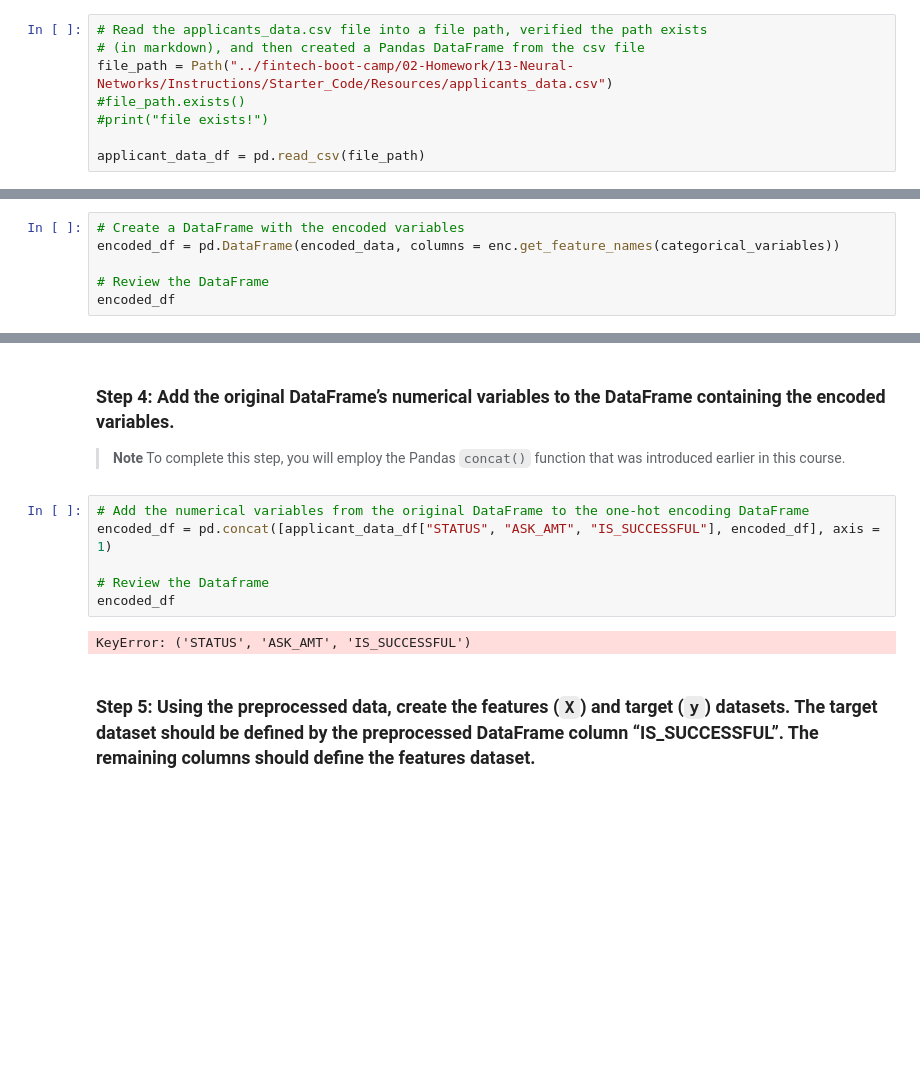
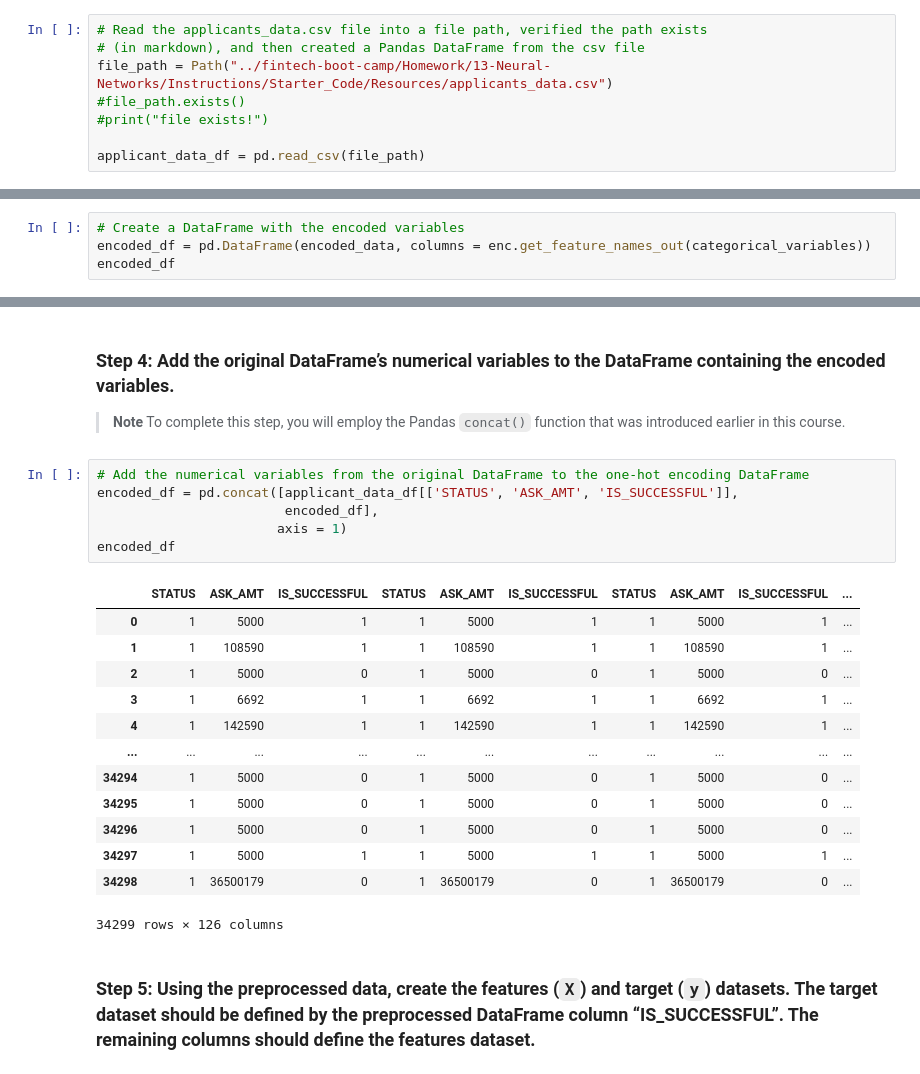
Before and after one commit to ppatel0910/build_binary_classifier_model, a Jupyter notebook: venture_funding_deep_learning.ipynb, the cells around one changed output, grey strips where cells are left out. Drawn from its saved outputs; the diff is of its cells as text; blank space fills up the shorter version.

Commit message:
Updated csv file path, and resolved error when concatting encoded_df and numerical data from the original dataframe

```diff
--- a/venture_funding_deep_learning.ipynb
+++ b/venture_funding_deep_learning.ipynb
@@ -76,7 +77,7 @@ WARNING:tensorflow:From C:\Users\ppate\anaconda3\Lib\site-packages\keras\src\los
 # %%
 # Read the applicants_data.csv file into a file path, verified the path exists
 # (in markdown), and then created a Pandas DataFrame from the csv file
-file_path = Path("../fintech-boot-camp/02-Homework/13-Neural-Networks/Instructions/Starter_Code/Resources/applicants_data.csv")
+file_path = Path("../fintech-boot-camp/Homework/13-Neural-Networks/Instructions/Starter_Code/Resources/applicants_data.csv")
 #file_path.exists()
 #print("file exists!")
 
@@ -122,8 +147,6 @@ enc = OneHotEncoder(sparse = False)
 encoded_data = enc.fit_transform(applicant_data_df[categorical_variables])
 # %%
 # Create a DataFrame with the encoded variables
-encoded_df = pd.DataFrame(encoded_data, columns = enc.get_feature_names(categorical_variables))
-
-# Review the DataFrame
+encoded_df = pd.DataFrame(encoded_data, columns = enc.get_feature_names_out(categorical_variables))
 encoded_df
 # %% [output]
@@ -134,12 +169,24 @@ AttributeError: 'OneHotEncoder' object has no attribute 'get_feature_names'
 > **Note** To complete this step, you will employ the Pandas `concat()` function that was introduced earlier in this course.
 # %%
 # Add the numerical variables from the original DataFrame to the one-hot encoding DataFrame
-encoded_df = pd.concat([applicant_data_df["STATUS", "ASK_AMT", "IS_SUCCESSFUL"], encoded_df], axis = 1)
-
-# Review the Dataframe
+encoded_df = pd.concat([applicant_data_df[['STATUS', 'ASK_AMT', 'IS_SUCCESSFUL']],
+                        encoded_df],
+                       axis = 1)
 encoded_df
 # %% [output]
+|  | STATUS | ASK_AMT | IS_SUCCESSFUL | STATUS | ASK_AMT | IS_SUCCESSFUL | STATUS | ASK_AMT | IS_SUCCESSFUL | ... |
+| 0 | 1 | 5000 | 1 | 1 | 5000 | 1 | 1 | 5000 | 1 | ... |
+| 1 | 1 | 108590 | 1 | 1 | 108590 | 1 | 1 | 108590 | 1 | ... |
+| 2 | 1 | 5000 | 0 | 1 | 5000 | 0 | 1 | 5000 | 0 | ... |
+| 3 | 1 | 6692 | 1 | 1 | 6692 | 1 | 1 | 6692 | 1 | ... |
+| 4 | 1 | 142590 | 1 | 1 | 142590 | 1 | 1 | 142590 | 1 | ... |
+| ... | ... | ... | ... | ... | ... | ... | ... | ... | ... | ... |
+| 34294 | 1 | 5000 | 0 | 1 | 5000 | 0 | 1 | 5000 | 0 | ... |
+| 34295 | 1 | 5000 | 0 | 1 | 5000 | 0 | 1 | 5000 | 0 | ... |
+| 34296 | 1 | 5000 | 0 | 1 | 5000 | 0 | 1 | 5000 | 0 | ... |
+| 34297 | 1 | 5000 | 1 | 1 | 5000 | 1 | 1 | 5000 | 1 | ... |
+| 34298 | 1 | 36500179 | 0 | 1 | 36500179 | 0 | 1 | 36500179 | 0 | ... |
-KeyError: ('STATUS', 'ASK_AMT', 'IS_SUCCESSFUL')
+34299 rows × 126 columns
 # %% [markdown]
 ### Step 5: Using the preprocessed data, create the features (`X`) and target (`y`) datasets. The target dataset should be defined by the preprocessed DataFrame column “IS_SUCCESSFUL”. The remaining columns should define the features dataset.
 # %%
```
Also changed, not shown: parts of 7 cells of this notebook.
